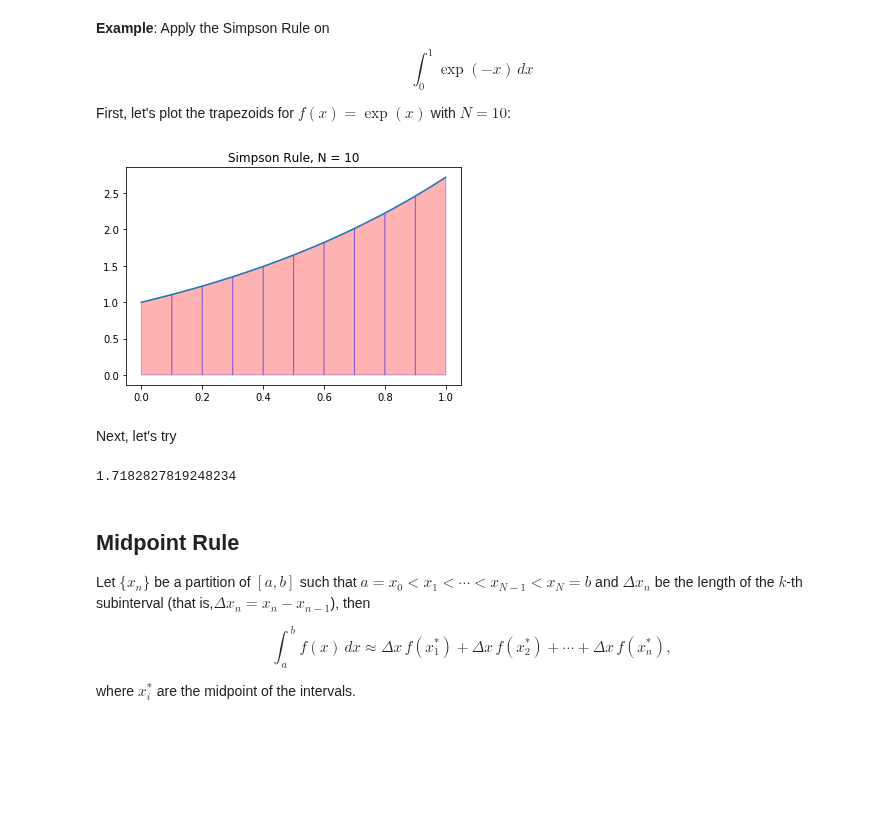
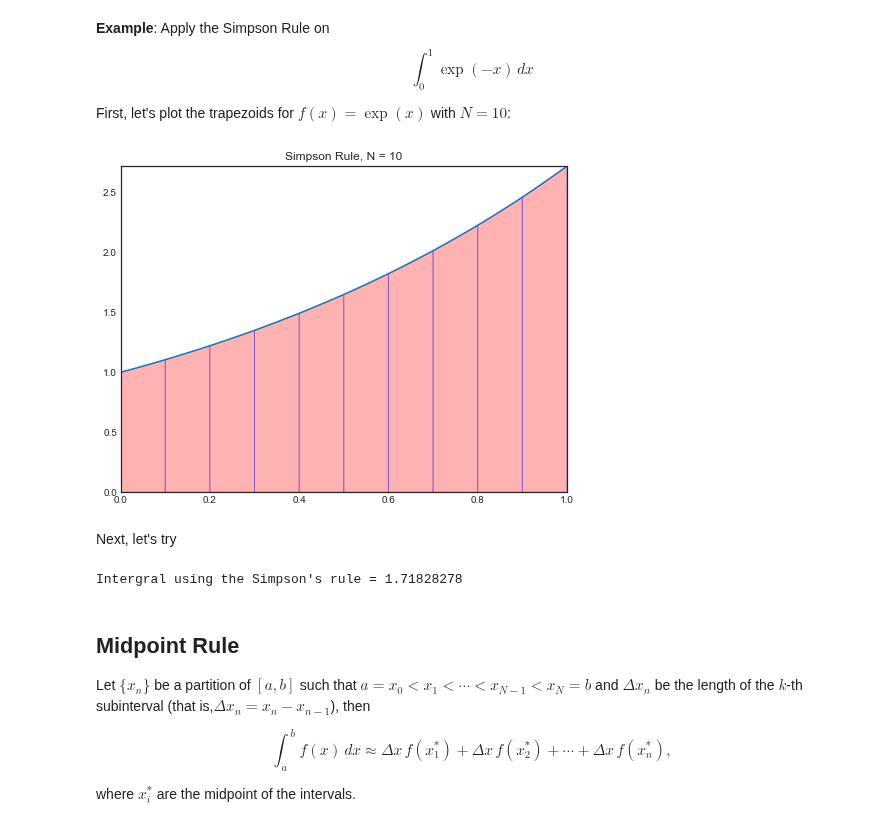
Before and after one commit to HatefDastour/Notes, a Jupyter notebook: Numerical_Analysis/Numerical_Integration.ipynb, the cells around one changed output. Saved outputs shown, nothing was run; the diff lists cells and outputs as text; code cells hidden in the pictures; blank space fills up the shorter version.

```diff
--- a/Numerical_Analysis/Numerical_Integration.ipynb
+++ b/Numerical_Analysis/Numerical_Integration.ipynb
@@ -5,2 +1,14 @@ from scipy.special.orthogonal import p_roots
+# %%
+import numpy as np
+from scipy.special.orthogonal import p_roots
+
+# Plots
+
+import matplotlib.pyplot as plt
+from matplotlib.patches import Ellipse, Polygon
+plt.style.use('seaborn-white')
+%matplotlib inline
+import warnings
+warnings.filterwarnings("ignore")
 # %% [markdown]
 # Numerical Integration
@@ -47,13 +56,14 @@ y = f(x)
 X = np.linspace(a,b,n*N+1)
 Y = f(X)
 
-plt.plot(X,Y)
-
+fig, ax = plt.subplots(nrows=1, ncols=1, figsize=(8, 6), sharex = False)
+_ = ax.plot(X,Y)
 for i in range(N):
     xs = [x[i],x[i],x[i+1],x[i+1]]
     ys = [0,f(x[i]),f(x[i+1]),0]
-    plt.fill(xs,ys,'r',edgecolor='b',alpha=0.3)
+    ax.fill(xs,ys,'r',edgecolor='b',alpha=0.3)
 
-plt.title('Trapezoid Rule, N = {}'.format(N))
-plt.show()
+_ = ax.set_title('Trapezoid Rule, N = {}'.format(N))
+_ = ax.set_xlim([min(x),max(x)])
+_ = ax.set_ylim([0,max(y)])
 # %% [output]
@@ -99,32 +109,34 @@ First, let's plot the trapezoids for $f(x)=\exp(x)$ with $N=10$:
 # %%
 f = lambda x : np.exp(x)
 a = 0; b = 1; n = 10
 N = 10
 
 x = np.linspace(a,b,N+1)
 y = f(x)
 
 X = np.linspace(a,b,n*N+1)
 Y = f(X)
 
-plt.plot(X,Y)
+fig, ax = plt.subplots(nrows=1, ncols=1, figsize=(8, 6), sharex = False)
+_ = ax.plot(X,Y)
 
 for i in range(N):
     xs = [x[i],x[i],x[i+1],x[i+1]]
     ys = [0,f(x[i]),f(x[i+1]),0]
-    plt.fill(xs,ys,'r',edgecolor='b',alpha=0.3)
+    ax.fill(xs,ys,'r',edgecolor='b',alpha=0.3)
 
-plt.title('Simpson Rule, N = {}'.format(N))
-plt.show()
+_ = ax.set_title('Simpson Rule, N = {}'.format(N))
+_ = ax.set_xlim([min(x),max(x)])
+_ = ax.set_ylim([0,max(y)])
 # %% [output]
-[figure, old version]
+[figure, new version]
 # %% [markdown]
 Next, let's try
 # %%
 Int_simps=simps(f,a,b,N)
-Int_simps
+print("""Intergral using the Simpson's rule = %.8f""" % Int_simps)
 # %% [output]
-1.7182827819248234
+Intergral using the Simpson's rule = 1.71828278
 # %% [markdown]
 ## Midpoint Rule
 
```
Also changed, not shown: parts of 8 cells of this notebook, 4 other files.
